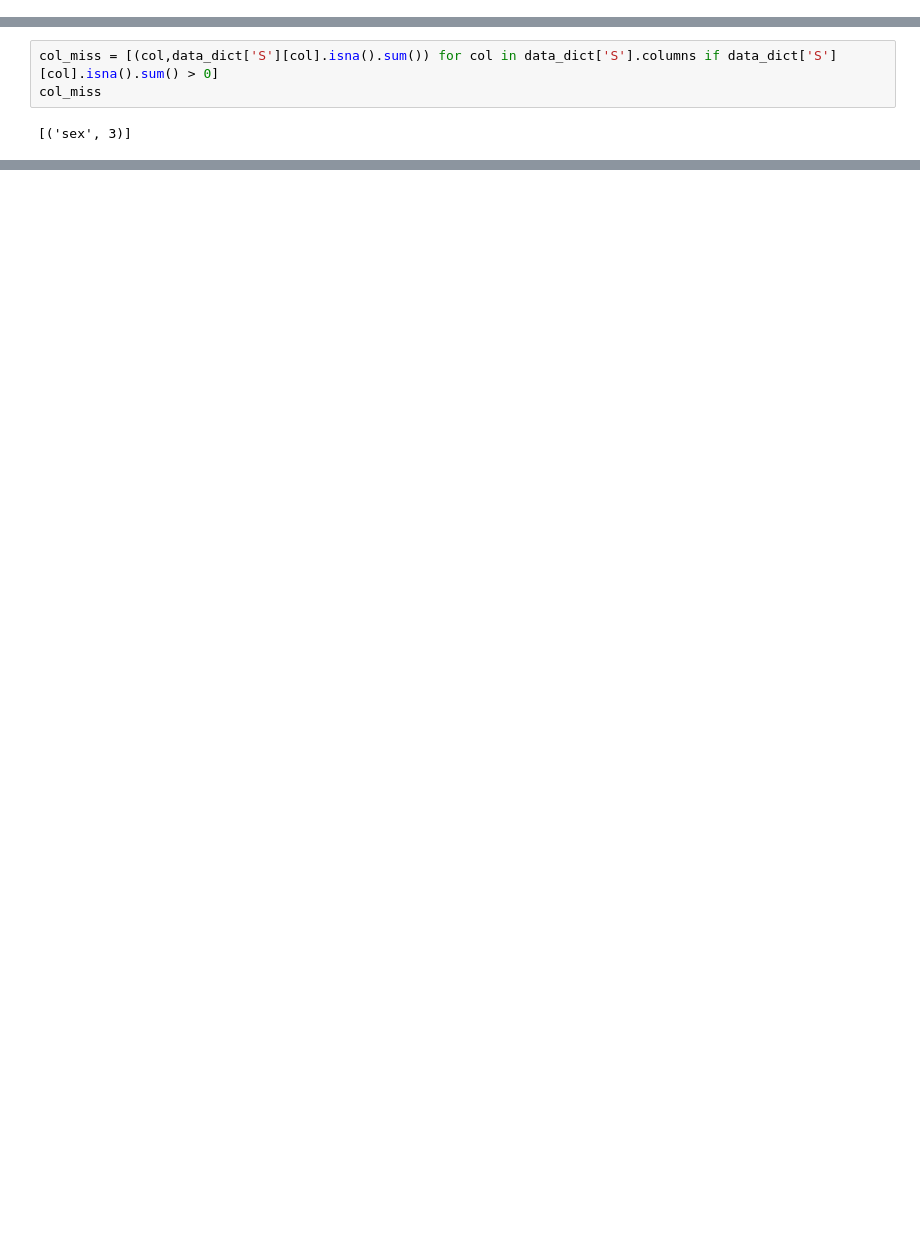
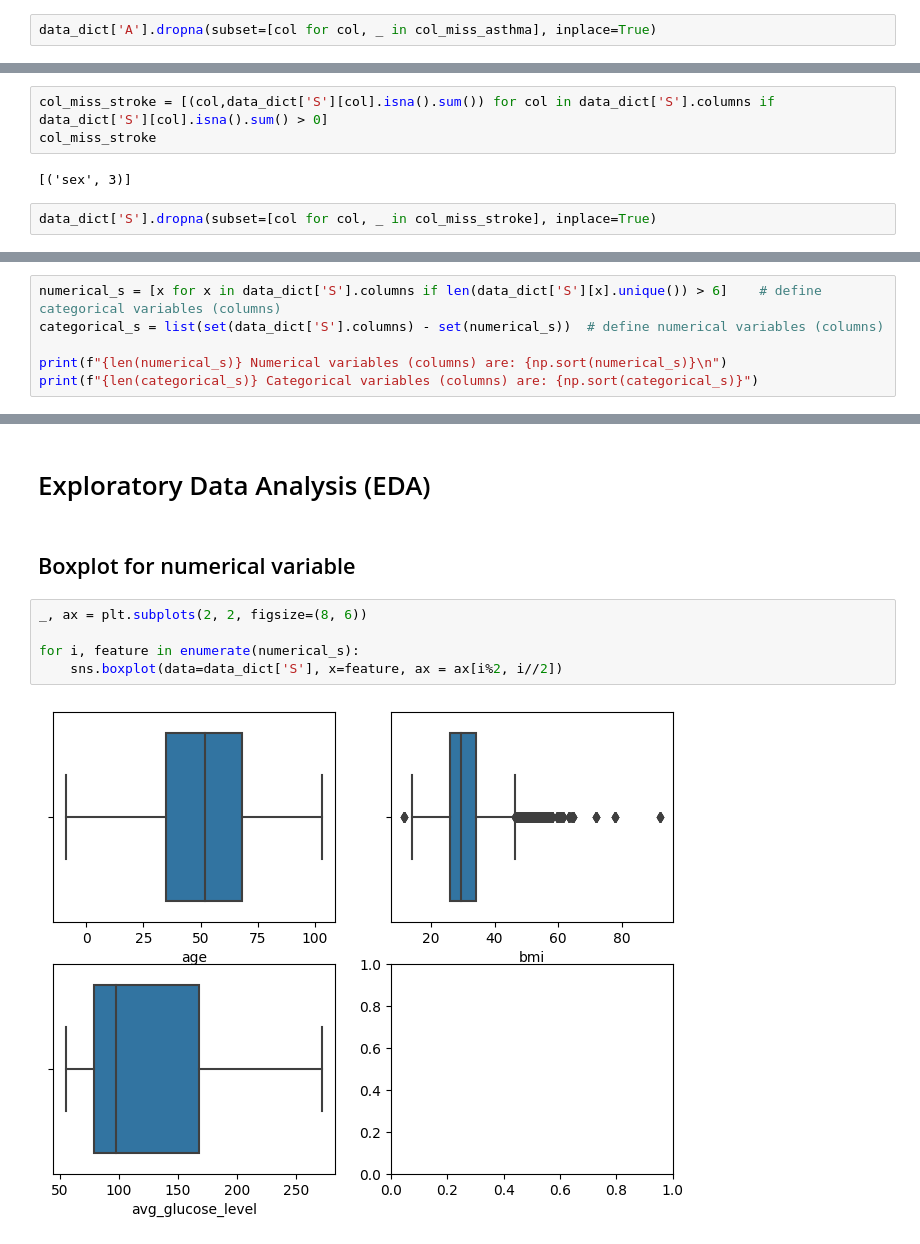
Before and after one commit to wonghorngwoei/FYP_TP055241, a Jupyter notebook: notebook/disease.ipynb, the cells around one changed output, grey strips where cells are left out. Drawn from its saved outputs; the diff is of its cells as text; blank space fills up the shorter version.

```diff
--- a/notebook/disease.ipynb
+++ b/notebook/disease.ipynb
@@ -144,0 +275,2 @@ memory usage: 3.4 MB
+# %%
+data_dict['A'].dropna(subset=[col for col, _ in col_miss_asthma], inplace=True)
@@ -145,5 +282,7 @@ memory usage: 3.4 MB
 # %%
-col_miss = [(col,data_dict['S'][col].isna().sum()) for col in data_dict['S'].columns if data_dict['S'][col].isna().sum() > 0]
-col_miss
+col_miss_stroke = [(col,data_dict['S'][col].isna().sum()) for col in data_dict['S'].columns if data_dict['S'][col].isna().sum() > 0]
+col_miss_stroke
 # %% [output]
 [('sex', 3)]
+# %%
+data_dict['S'].dropna(subset=[col for col, _ in col_miss_stroke], inplace=True)
@@ -149,0 +335,6 @@ col_miss
+# %%
+numerical_s = [x for x in data_dict['S'].columns if len(data_dict['S'][x].unique()) > 6]    # define categorical variables (columns)
+categorical_s = list(set(data_dict['S'].columns) - set(numerical_s))  # define numerical variables (columns)
+
+print(f"{len(numerical_s)} Numerical variables (columns) are: {np.sort(numerical_s)}\n")
+print(f"{len(categorical_s)} Categorical variables (columns) are: {np.sort(categorical_s)}")
@@ -149,0 +346,11 @@ col_miss
+# %% [markdown]
+# Exploratory Data Analysis (EDA)
+# %% [markdown]
+## Boxplot for numerical variable
+# %%
+_, ax = plt.subplots(2, 2, figsize=(8, 6))
+
+for i, feature in enumerate(numerical_s):
+    sns.boxplot(data=data_dict['S'], x=feature, ax = ax[i%2, i//2])
+# %% [output]
+[figure, added]
```
Also changed, not shown: parts of 134 cells of this notebook, 3 other files.
